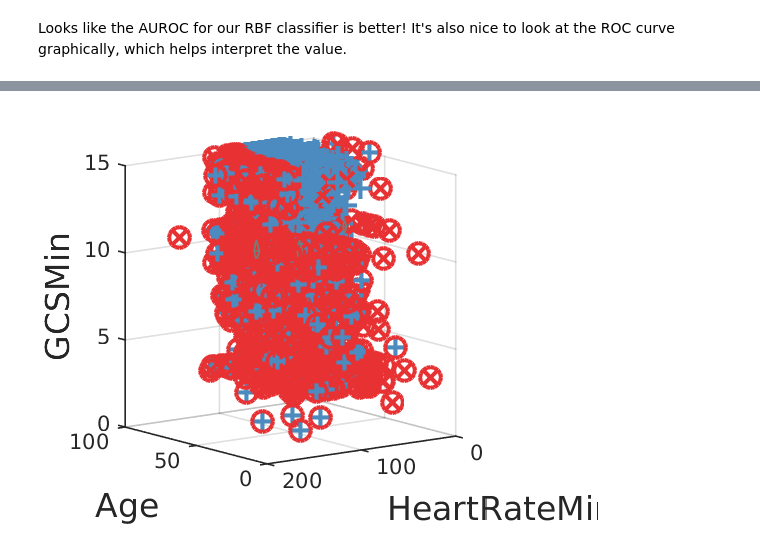
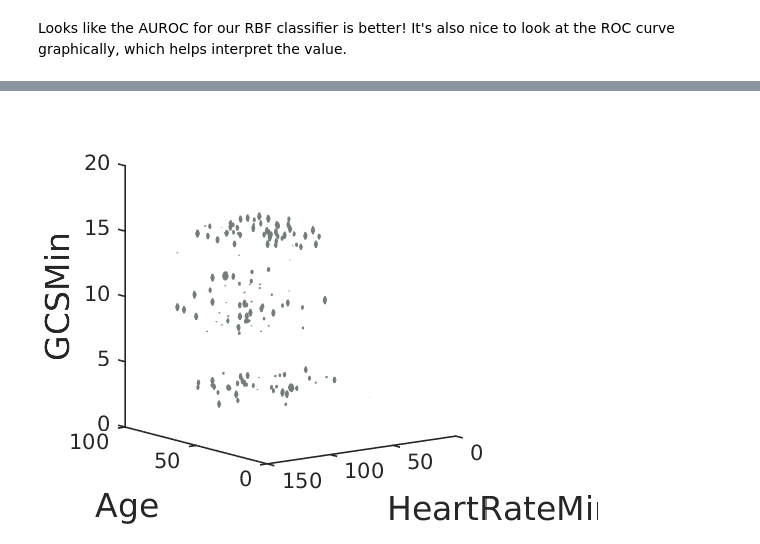
Before and after one commit to MIT-LCP/mimic-workshop, a Jupyter notebook: mlcc/lab2-intro-ml/mlcc2_svm_workshop.ipynb, the cells around one changed output, grey strips where cells are left out. Cells and saved outputs as stored; diff of their text form; code cells hidden in the pictures.

```diff
--- a/mlcc/lab2-intro-ml/mlcc2_svm_workshop.ipynb
+++ b/mlcc/lab2-intro-ml/mlcc2_svm_workshop.ipynb
@@ -1068,0 +980,14 @@ ans =
+# %%
+% Now we can train the model on the training data, and evaluate it on the test data
+% We retrain all three models to compare the performances
+
+% The original linear model
+model_linear = svmtrain(y_train, X_train, '-q -t 0');
+
+% The original RBF model
+model_rbf = svmtrain(y_train, X_train, '-q -t 2');
+
+% The RBF model with very high gamma
+gamma = 10;
+capacity = 1;
+model_rbfopt = svmtrain(y_train, X_train, ['-q -t 2 -c ' num2str(2^(capacity)) ' -g ' num2str(2^(gamma))]);
@@ -1069,53 +1055,34 @@ ans =
 # %%
 X_orig = bsxfun(@times, X, sigma);
 X_orig = bsxfun(@plus, X_orig, mu);
 
-% plot the model and the data
+% plot only the model hyperplane
 figure(1); clf; hold all;
-idxTarget = y == 1; % note: '=' defines a number, '==' compares two variables
 
-plot3(X_orig(idxTarget,1),X_orig(idxTarget,2),X_orig(idxTarget,3),...
-    'Linestyle','none','Marker','x',...
-    'MarkerFaceColor',col(1,:),'MarkerEdgeColor',col(1,:),...
-    'MarkerSize',10,'LineWidth',2);
-plot3(X_orig(~idxTarget,1),X_orig(~idxTarget,2),X_orig(~idxTarget,3),...
-    'Linestyle','none','Marker','+',...
-    'MarkerFaceColor',col(2,:),'MarkerEdgeColor',col(2,:),...
-    'MarkerSize',10,'LineWidth',2);
-plot3(X_orig(pred==1,1),X_orig(pred==1,2),X_orig(pred==1,3),...
-    'Linestyle','none','Marker','o',...
-    'MarkerFaceColor','none','MarkerEdgeColor',col(1,:),...
-    'MarkerSize',10,'LineWidth',2,...
-    'HandleVisibility','off');
-grid on;
-
-% reapply the SVM to a grid of all possible values
-xi=-5:0.25:5;
-yi=-5:0.25:5;
-zi=-5:0.25:5;
+% create a grid of values in the main region of interest
+xi=-3:0.1:3;
+yi=-3:0.1:3;
+zi=-3:0.1:3;
 [XX,YY,ZZ] = meshgrid(xi,yi,zi);
 tmpdat = [XX(:),YY(:),ZZ(:)];
-[grid_pred,grid_acc,VV] = svmpredict(zeros(size(tmpdat,1),1), tmpdat, model_rbf_opt, '-q');
+
+% apply the SVM to this grid
+[grid_pred,grid_acc,VV] = svmpredict(zeros(size(tmpdat,1),1), tmpdat, model_rbfopt, '-q');
+
+% reshape the predictions into a 3 dimensions
 VV = reshape(VV,length(yi),length(xi),length(zi));
 XX = XX*sigma(1) + mu(1);
 YY = YY*sigma(2) + mu(2);
 ZZ = ZZ*sigma(3) + mu(3);
 
-% plot the hyperplane
+% plot the separating hyperplane
 h3=patch(isosurface(XX,YY,ZZ,VV,0));
 set(h3,'facecolor','none','edgecolor',col(5,:));
 
-% plot the hyperplane closer to positive outcomes
-% note the SVM is treating positive outcomes as "below" the hyperplane, which is why we look for -1
-h3=patch(isosurface(XX,YY,ZZ,VV,-1));
-set(h3,'facecolor','none','edgecolor',col(4,:));
-
 % standard info for the plot
-%legend({'Died in hospital','Survived'},'FontSize',16);
 xlabel(X_header{1},'FontSize',16);
 ylabel(X_header{2},'FontSize',16);
 zlabel(X_header{3},'FontSize',16);
-%set(gca,'XLim',[50,70],'YLim',[100,120],'ZLim',[0,5]);
 set(gca,'view',[-127    10]);
 # %% [output]
-[figure, old version]
+[figure, new version]
```
Also changed, not shown: parts of 43 cells of this notebook.
